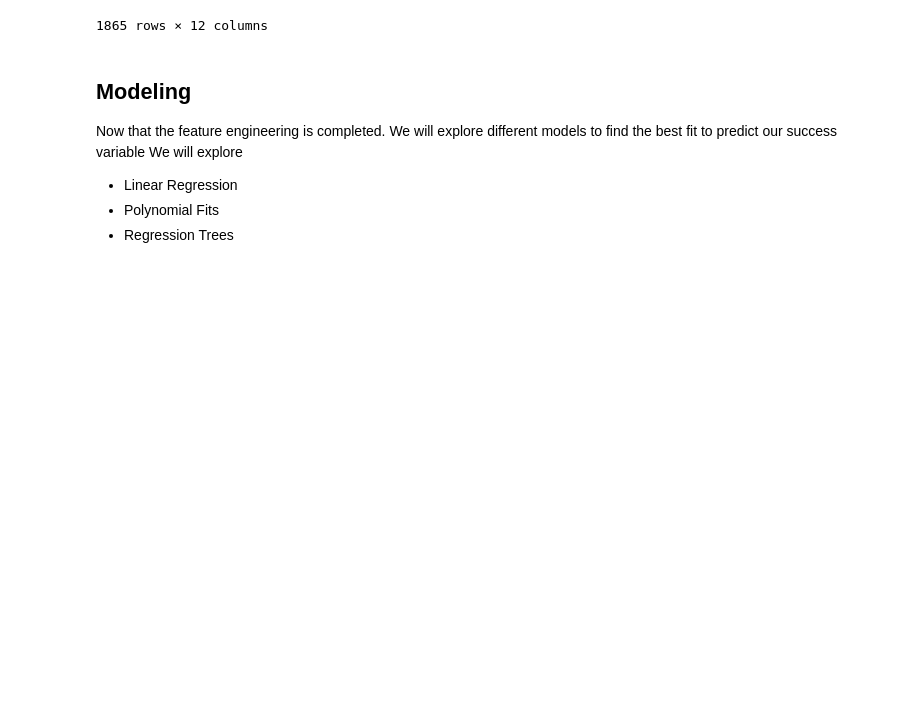
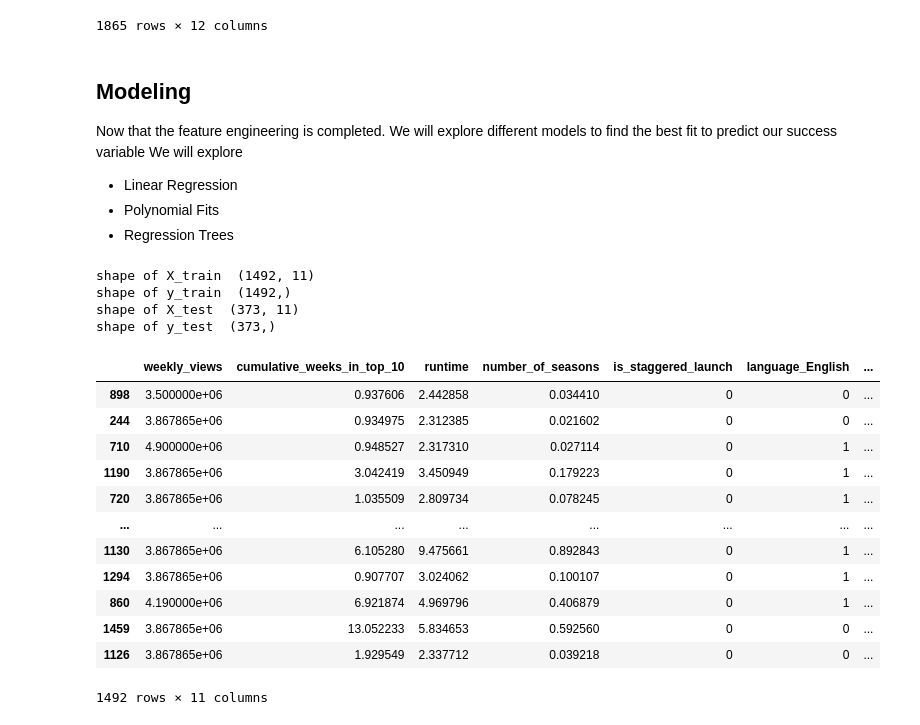
Before and after one commit to adelaidad/ORIE4741FinalProject, a Jupyter notebook: netflix_predictor.ipynb, the cells around one changed output. Cells and saved outputs as stored; diff of their text form; code cells hidden in the pictures; blank space fills up the shorter version.

```diff
--- a/netflix_predictor.ipynb
+++ b/netflix_predictor.ipynb
@@ -191,3 +191,37 @@ We will explore
 - Linear Regression
 - Polynomial Fits
 - Regression Trees
+# %%
+#Linear Regression
+from sklearn.linear_model import LinearRegression
+from sklearn.model_selection import train_test_split
+
+y = netflix["weekly_hours_viewed"]
+X = netflix.copy().drop(['weekly_hours_viewed'], axis=1)
+
+X_train, X_test, y_train, y_test = train_test_split(X, y, test_size=0.2, random_state=42)
+print("shape of X_train ", X_train.shape)
+print("shape of y_train ", y_train.shape)
+print("shape of X_test ", X_test.shape)
+print("shape of y_test ", y_test.shape)
+# %% [output]
+shape of X_train  (1492, 11)
+shape of y_train  (1492,)
+shape of X_test  (373, 11)
+shape of y_test  (373,)
+# %%
+X_train
+# %% [output]
+|  | weekly_views | cumulative_weeks_in_top_10 | runtime | number_of_seasons | is_staggered_launch | language_English | ... |
+| 898 | 3.500000e+06 | 0.937606 | 2.442858 | 0.034410 | 0 | 0 | ... |
+| 244 | 3.867865e+06 | 0.934975 | 2.312385 | 0.021602 | 0 | 0 | ... |
+| 710 | 4.900000e+06 | 0.948527 | 2.317310 | 0.027114 | 0 | 1 | ... |
+| 1190 | 3.867865e+06 | 3.042419 | 3.450949 | 0.179223 | 0 | 1 | ... |
+| 720 | 3.867865e+06 | 1.035509 | 2.809734 | 0.078245 | 0 | 1 | ... |
+| ... | ... | ... | ... | ... | ... | ... | ... |
+| 1130 | 3.867865e+06 | 6.105280 | 9.475661 | 0.892843 | 0 | 1 | ... |
+| 1294 | 3.867865e+06 | 0.907707 | 3.024062 | 0.100107 | 0 | 1 | ... |
+| 860 | 4.190000e+06 | 6.921874 | 4.969796 | 0.406879 | 0 | 1 | ... |
+| 1459 | 3.867865e+06 | 13.052233 | 5.834653 | 0.592560 | 0 | 0 | ... |
+| 1126 | 3.867865e+06 | 1.929549 | 2.337712 | 0.039218 | 0 | 0 | ... |
+1492 rows × 11 columns
```
Also changed, not shown: parts of 21 cells of this notebook, 1 other file.
